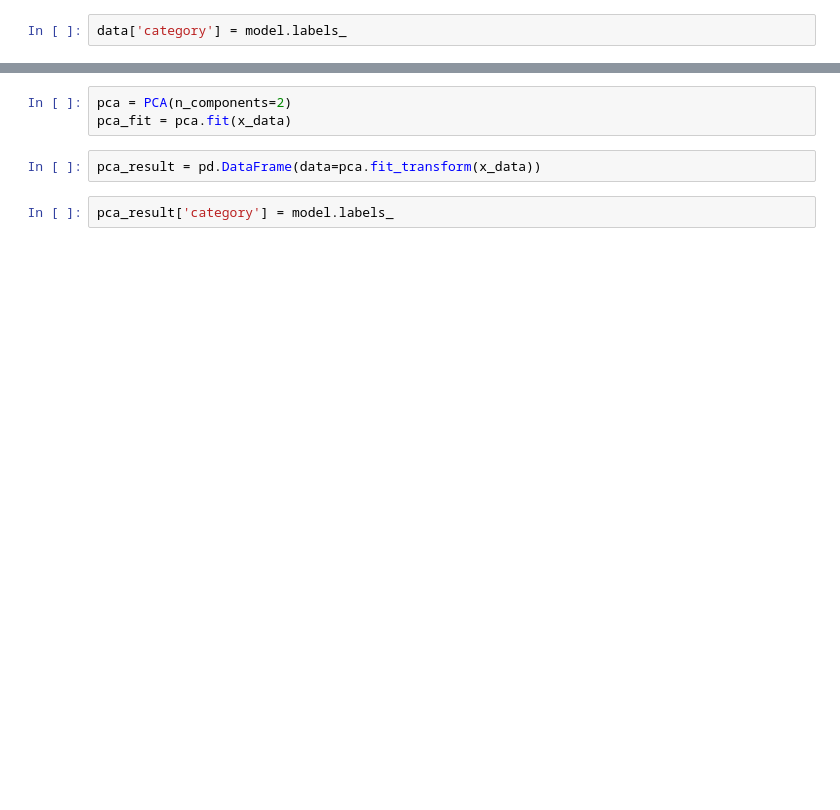
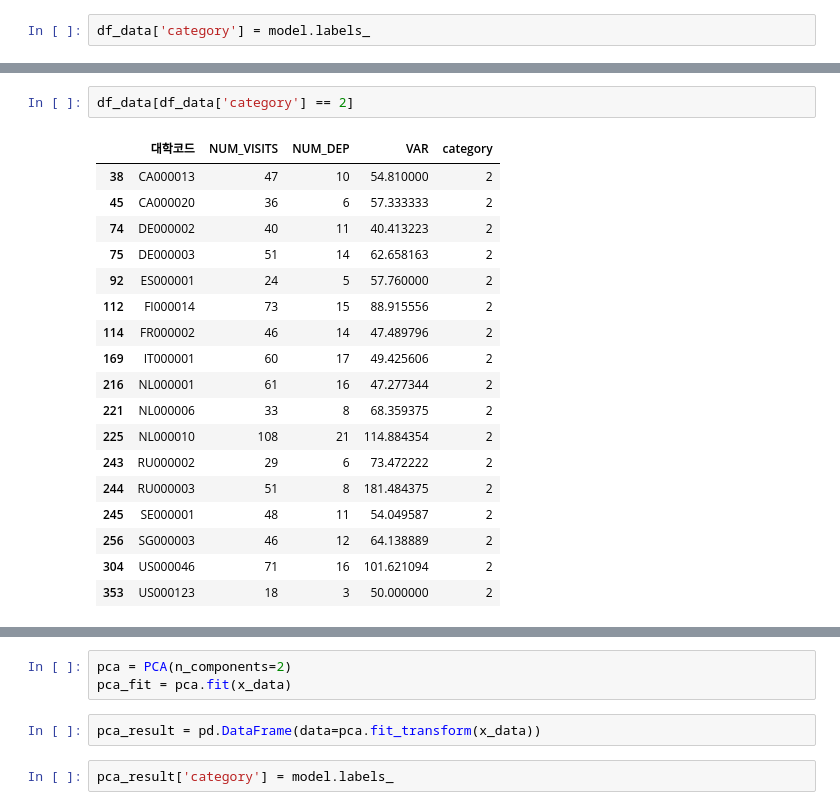
Before and after one commit to snoop2head/yonsei-exchange-program, a Jupyter notebook: cluster_departments_Kmeans.ipynb, the cells around one changed output, grey strips where cells are left out. Cells and saved outputs as stored; diff of their text form; blank space fills up the shorter version.

```diff
--- a/cluster_departments_Kmeans.ipynb
+++ b/cluster_departments_Kmeans.ipynb
@@ -147,3 +77,3 @@ data[data['category'] == 1]
 # %%
-data['category'] = model.labels_
+df_data['category'] = model.labels_
 # %%
@@ -156 +85,22 @@ data['category'].value_counts()
 Name: category, dtype: int64
+# %%
+df_data[df_data['category'] == 2]
+# %% [output]
+|  | 대학코드 | NUM_VISITS | NUM_DEP | VAR | category |
+| 38 | CA000013 | 47 | 10 | 54.810000 | 2 |
+| 45 | CA000020 | 36 | 6 | 57.333333 | 2 |
+| 74 | DE000002 | 40 | 11 | 40.413223 | 2 |
+| 75 | DE000003 | 51 | 14 | 62.658163 | 2 |
+| 92 | ES000001 | 24 | 5 | 57.760000 | 2 |
+| 112 | FI000014 | 73 | 15 | 88.915556 | 2 |
+| 114 | FR000002 | 46 | 14 | 47.489796 | 2 |
+| 169 | IT000001 | 60 | 17 | 49.425606 | 2 |
+| 216 | NL000001 | 61 | 16 | 47.277344 | 2 |
+| 221 | NL000006 | 33 | 8 | 68.359375 | 2 |
+| 225 | NL000010 | 108 | 21 | 114.884354 | 2 |
+| 243 | RU000002 | 29 | 6 | 73.472222 | 2 |
+| 244 | RU000003 | 51 | 8 | 181.484375 | 2 |
+| 245 | SE000001 | 48 | 11 | 54.049587 | 2 |
+| 256 | SG000003 | 46 | 12 | 64.138889 | 2 |
+| 304 | US000046 | 71 | 16 | 101.621094 | 2 |
+| 353 | US000123 | 18 | 3 | 50.000000 | 2 |
```
Also changed, not shown: parts of 19 cells of this notebook, 2 other files.
